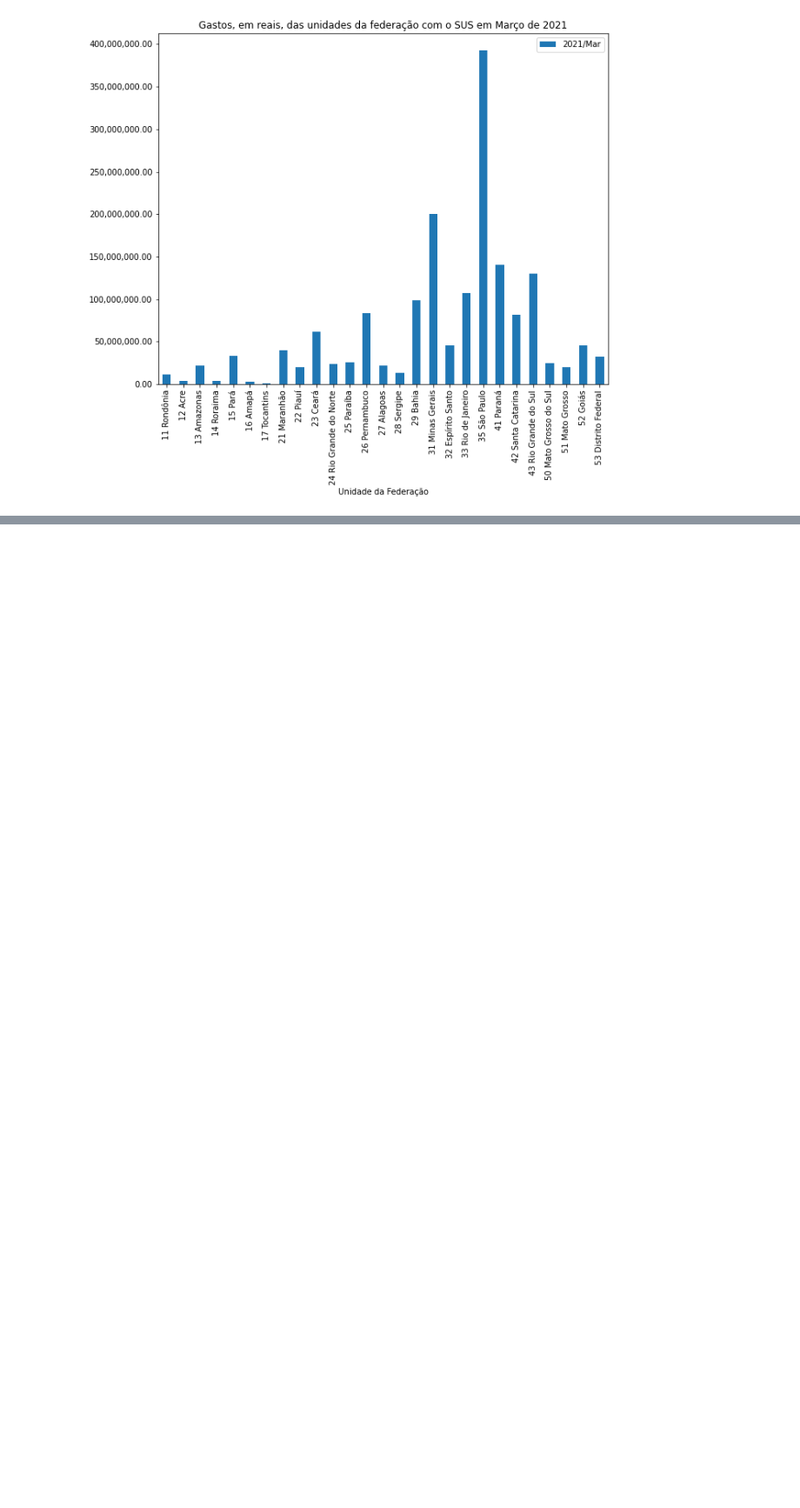
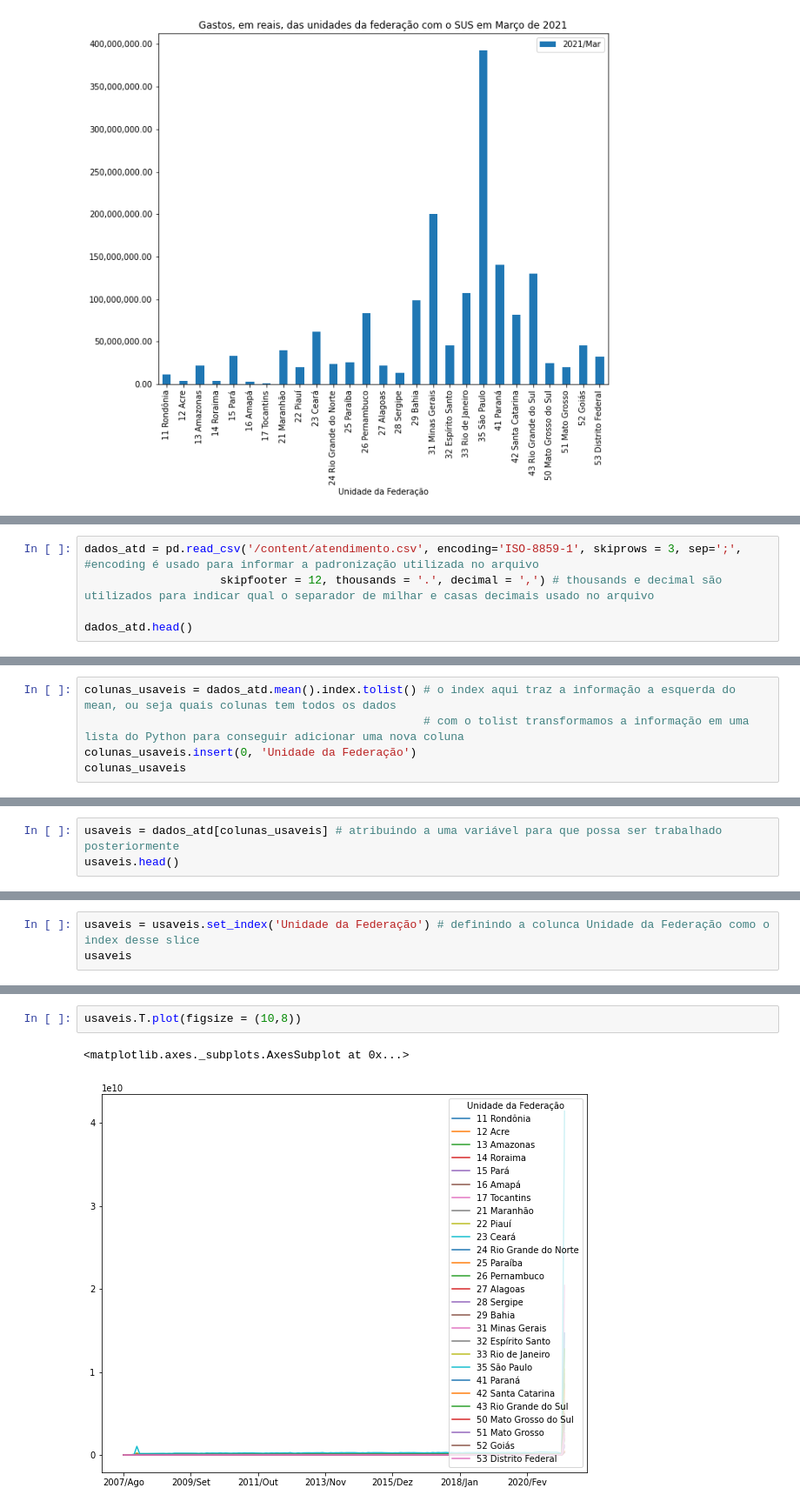
Before and after one commit to EltonGS/Bootcamp-Data-Science-Alura, a Jupyter notebook: Bootcamp_Alura_Modulo_1.ipynb, the cells around one changed output, grey strips where cells are left out. Shown: that part at 87% size. Cells and saved outputs as stored; diff of their text form; blank space fills up the shorter version.

```diff
--- a/Bootcamp_Alura_Modulo_1.ipynb
+++ b/Bootcamp_Alura_Modulo_1.ipynb
@@ -153,0 +157,5 @@ plt.show()
+# %%
+dados_atd = pd.read_csv('/content/atendimento.csv', encoding='ISO-8859-1', skiprows = 3, sep=';', #encoding é usado para informar a padronização utilizada no arquivo
+                    skipfooter = 12, thousands = '.', decimal = ',') # thousands e decimal são utilizados para indicar qual o separador de milhar e casas decimais usado no arquivo
+
+dados_atd.head()
@@ -153,0 +194,5 @@ plt.show()
+# %%
+colunas_usaveis = dados_atd.mean().index.tolist() # o index aqui traz a informação a esquerda do mean, ou seja quais colunas tem todos os dados
+                                                  # com o tolist transformamos a informação em uma lista do Python para conseguir adicionar uma nova coluna
+colunas_usaveis.insert(0, 'Unidade da Federação')
+colunas_usaveis
@@ -153,0 +217,3 @@ plt.show()
+# %%
+usaveis = dados_atd[colunas_usaveis] # atribuindo a uma variável para que possa ser trabalhado posteriormente
+usaveis.head()
@@ -153,0 +228,3 @@ plt.show()
+# %%
+usaveis = usaveis.set_index('Unidade da Federação') # definindo a colunca Unidade da Federação como o index desse slice
+usaveis
@@ -153,0 +310,5 @@ plt.show()
+# %%
+usaveis.T.plot(figsize = (10,8))
+# %% [output]
+<matplotlib.axes._subplots.AxesSubplot at 0x...>
+[figure, added]
```
Also changed, not shown: parts of 20 cells of this notebook.
